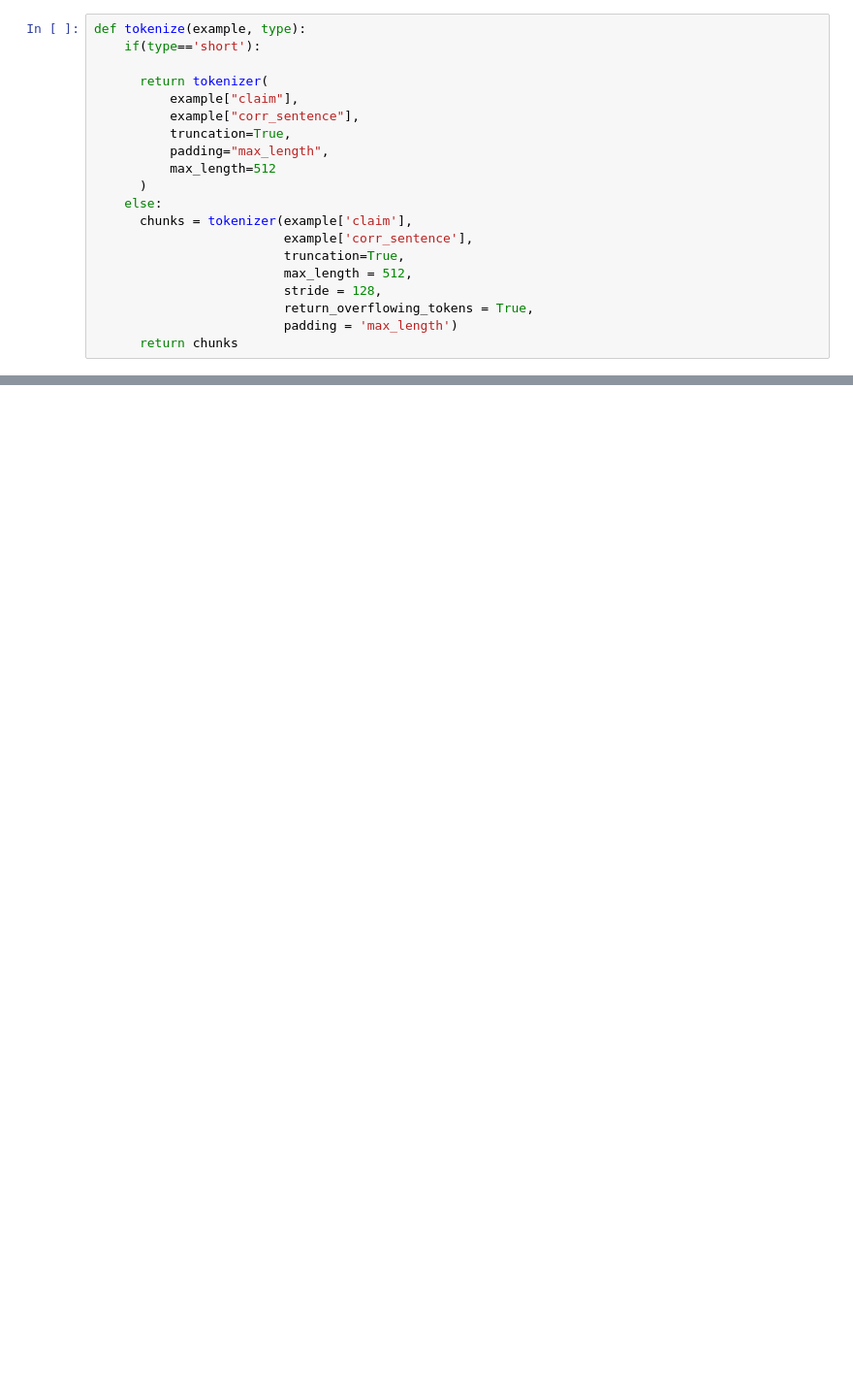
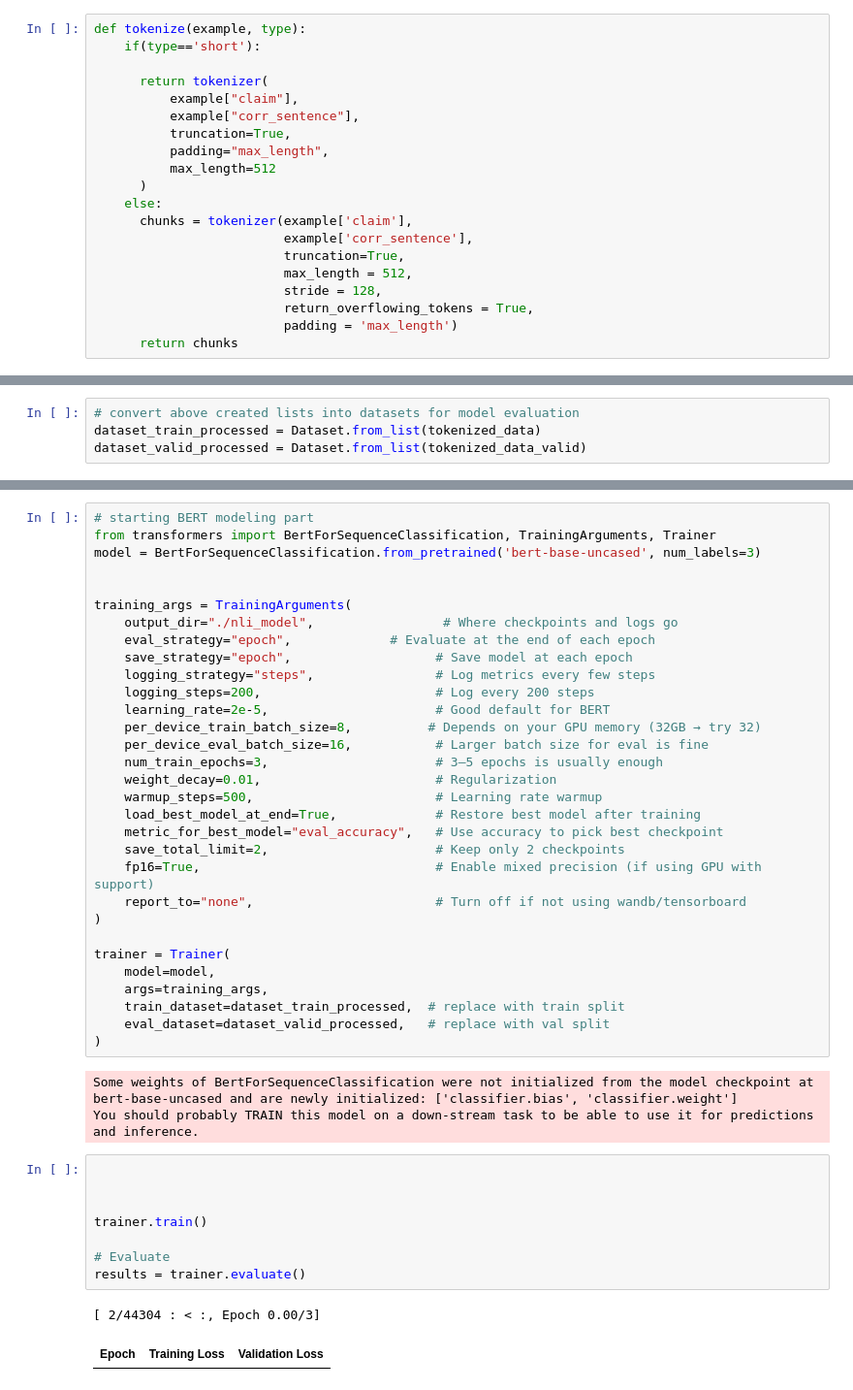
Before and after one commit to Chirag-Kathuria-009/FEVER_FACT_CHECKER, a Jupyter notebook: NLP_Fact_Checker.ipynb, the cells around one changed output, grey strips where cells are left out. Shown at 97% size. Cells and saved outputs as stored; diff of their text form; blank space fills up the shorter version.

```diff
--- a/NLP_Fact_Checker.ipynb
+++ b/NLP_Fact_Checker.ipynb
@@ -285,0 +399,4 @@ your_data_list
+# %%
+# convert above created lists into datasets for model evaluation
+dataset_train_processed = Dataset.from_list(tokenized_data)
+dataset_valid_processed = Dataset.from_list(tokenized_data_valid)
@@ -286,2 +412,47 @@ your_data_list
+# %%
+# starting BERT modeling part
+from transformers import BertForSequenceClassification, TrainingArguments, Trainer
+model = BertForSequenceClassification.from_pretrained('bert-base-uncased', num_labels=3)
+
+
+training_args = TrainingArguments(
+    output_dir="./nli_model",                 # Where checkpoints and logs go
+    eval_strategy="epoch",             # Evaluate at the end of each epoch
+    save_strategy="epoch",                   # Save model at each epoch
+    logging_strategy="steps",                # Log metrics every few steps
+    logging_steps=200,                       # Log every 200 steps
+    learning_rate=2e-5,                      # Good default for BERT
+    per_device_train_batch_size=8,          # Depends on your GPU memory (32GB → try 32)
+    per_device_eval_batch_size=16,           # Larger batch size for eval is fine
+    num_train_epochs=3,                      # 3–5 epochs is usually enough
+    weight_decay=0.01,                       # Regularization
+    warmup_steps=500,                        # Learning rate warmup
+    load_best_model_at_end=True,             # Restore best model after training
+    metric_for_best_model="eval_accuracy",   # Use accuracy to pick best checkpoint
+    save_total_limit=2,                      # Keep only 2 checkpoints
+    fp16=True,                               # Enable mixed precision (if using GPU with support)
+    report_to="none",                        # Turn off if not using wandb/tensorboard
+)
+
+trainer = Trainer(
+    model=model,
+    args=training_args,
+    train_dataset=dataset_train_processed,  # replace with train split
+    eval_dataset=dataset_valid_processed,   # replace with val split
+)
+# %% [output]
+Some weights of BertForSequenceClassification were not initialized from the model checkpoint at bert-base-uncased and are newly initialized: ['classifier.bias', 'classifier.weight']
+You should probably TRAIN this model on a down-stream task to be able to use it for predictions and inference.
+# %%
+
+
+
+trainer.train()
+
+# Evaluate
+results = trainer.evaluate()
+# %% [output]
+[ 2/44304 : < :, Epoch 0.00/3]
+| Epoch | Training Loss | Validation Loss |
 # %%
 # One time handling for special character situation
```
Also changed, not shown: parts of 17 cells of this notebook.
